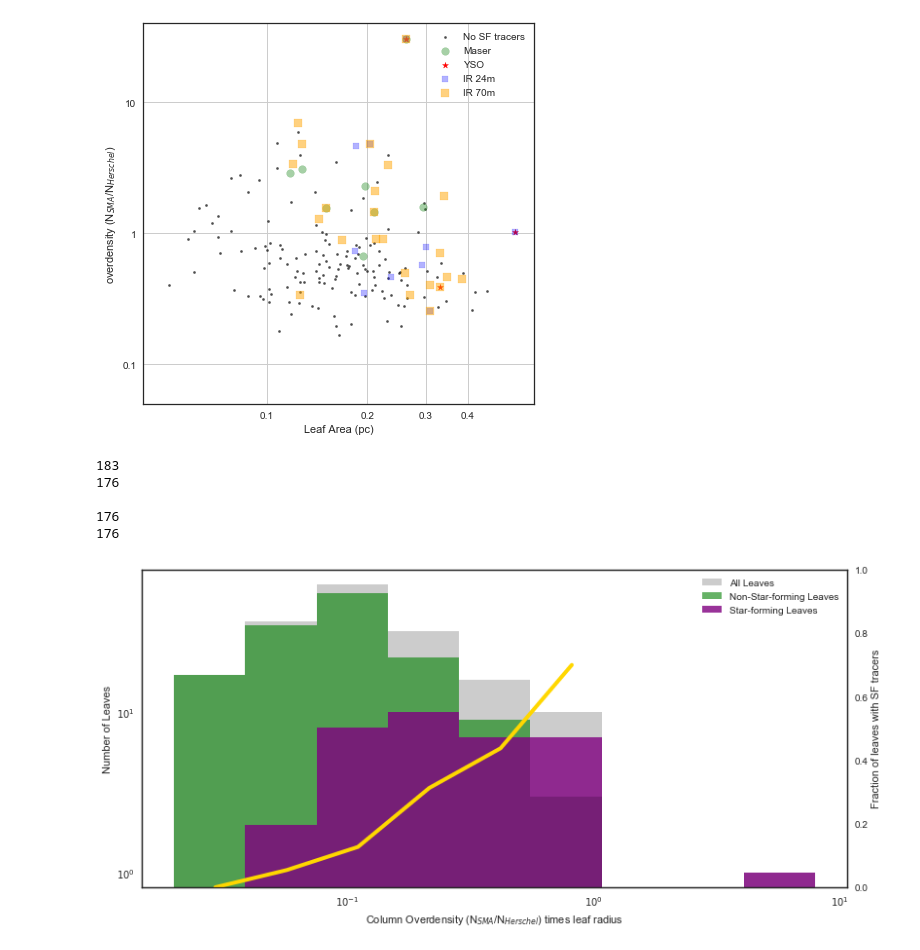
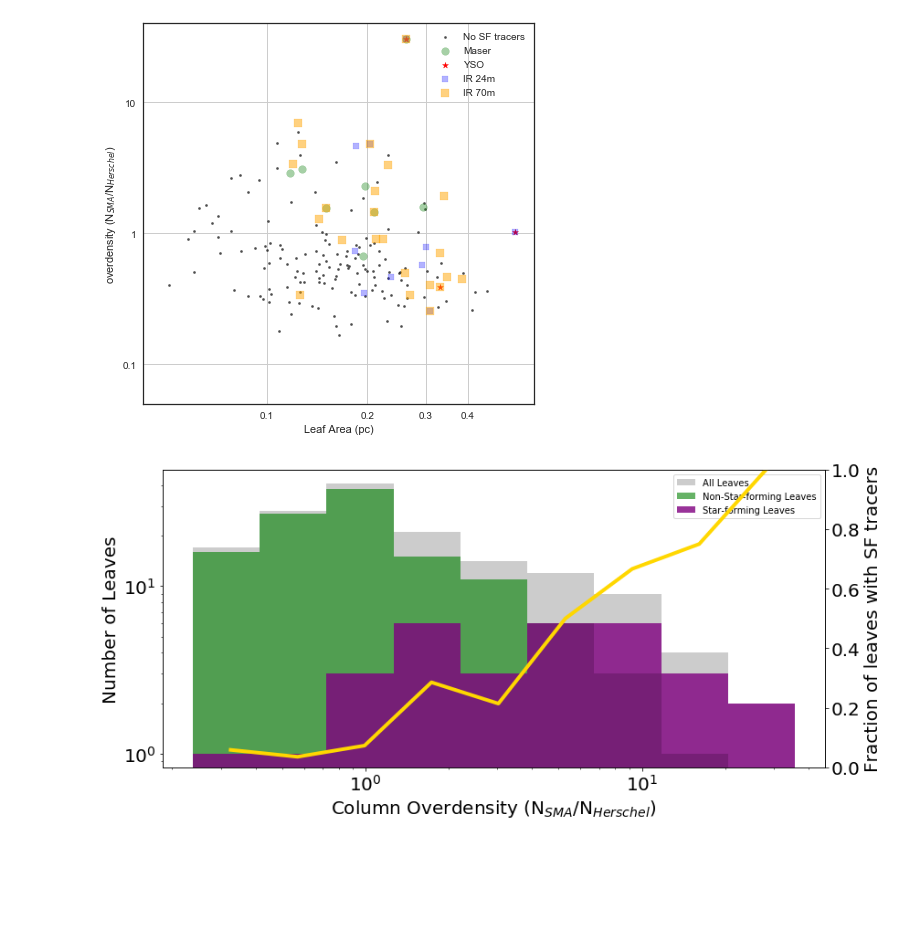
Before and after one commit to hpthatchfield/astrophys, a Jupyter notebook: SF_Catalog_figures.ipynb, the cells around one changed output. Cells and saved outputs as stored; diff of their text form; code cells hidden in the pictures; blank space fills up the shorter version.

Commit message:
added files and edits to SF tracers

```diff
--- a/SF_Catalog_figures.ipynb
+++ b/SF_Catalog_figures.ipynb
@@ -86,9 +85,9 @@ def mass_from_radius_const_col_density(Radius_pc,col_dens):
 # %%
 ### Load tables
 
-targetname = '_rms4e6_dv3_dd3_dp20_pp6_pm2_gal_sept_24_2018.fits'
+targetname = '_rms1e7_dv3_dd1_dp50_pp6_pm2_gal_5-28-19.fits'
 target_id = targetname
-path = os.path.expanduser('/Users/hph/cmzoom_catalog/catalog_sept_24/')
+path = os.path.expanduser('/Users/hph/cmzoom_catalog/catalog_5-28-19/')
 catalog = Table.read(path+'master_tab'+targetname)
 df = catalog.to_pandas()
 tff_spherical = catalog['tff']
@@ -125,16 +128,14 @@ for i in range(len(sum_masers)):
     if sum_ysos[i]>0: sum_ysos[i]=1
 # %%
 ### building comparison matrix for all permutations of Masers, YSO+IR and HII
-sns.set_style('white')
-
 all_list = [sum_masers,sum_ir,sum_ysos]
 
 ### initialize matrix
 comp_matrix = np.zeros((len(all_list),len(all_list)+1),dtype=float)
-print comp_matrix.shape
+print(comp_matrix.shape)
 
 all_together = sum((all_list[0]>0) & (all_list[1]>0) & (all_list[2]>0))
-print all_together
+print(all_together)
 
 # for i in range(3):
 #     comp_matrix[i,3] = all_together
@@ -168,6 +169,5 @@ plt.show()
 # %%
 plt.close()
-sns.set_style('white')
 plt.rcParams.update({'font.size': 12}) #set fontsize
 mrfig = plt.figure(3,figsize=(13,6))
 mrfig.clf()
@@ -562,7 +557,6 @@ plt.close()
 overdensity = np.array(catalog['N'],dtype=float) / np.array(catalog['ColumnDensity'],dtype=float)
 overdensity[np.isnan(overdensity)]=0
 #print overdensity
-print len(overdensity)
 #print np.array(catalog['N'])
 #print np.array(catalog['ColumnDensity'])
 exclude_inds = np.where(overdensity != 0)
@@ -570,13 +564,10 @@ overdensity = overdensity[exclude_inds]
 
 #all_tracers_2 = all_maser_2 + all_iryso_2 + all_HII_2
 all_tracers_refined = sum_masers[exclude_inds]+sum_ir[exclude_inds]+sum_ysos[exclude_inds]
-print len(all_tracers_refined)
 
 sf_cond_2 = (all_tracers_refined > 0)
 nsf_cond_2 = (all_tracers_refined == 0)
-print
-print len(nsf_cond_2)
-print len(np.array(overdensity))
+
 #print len(np.array(overdensity)[nsf_cond_2])
 
 plt.style.use('seaborn-colorblind')
@@ -585,42 +576,39 @@ plt.rcParams.update({'font.size': 16}) #set fontsize
 
 ### QUANTITY TO HISTOGRAM:
 #OD_area = overdensity * catalog['area_exact'][exclude_inds]
-OD_radius = overdensity * catalog['r_eff'][exclude_inds]*arcsec2pc
-hist_quantity = OD_radius
+OD_radius = overdensity * catalog['r_eff_pc'][exclude_inds]
+hist_quantity = overdensity#OD_radius
 ###
 
 # Plot Histogram
-plt.rcParams.update({'font.size': 24}) #set fontsize
+plt.rcParams.update({'font.size': 20}) #set fontsize
 histfig = plt.figure(3,figsize=(13,6))
 histfig.clf()
 ax = histfig.gca()
 plt.ylabel('Number of Leaves')
-plt.xlabel('Column Overdensity (N$_{SMA}$/N$_{Herschel}$) times leaf radius')
+#plt.xlabel('Column Overdensity (N$_{SMA}$/N$_{Herschel}$) times leaf radius')
+plt.xlabel('Column Overdensity (N$_{SMA}$/N$_{Herschel}$)')
 #plt.legend(loc='upper left', shadow=False, fontsize=18)
 #print overdensity
 linbins = np.linspace(min(hist_quantity), max(hist_quantity),30)
 logbins = np.logspace(np.log10(min(hist_quantity)), np.log10(max(hist_quantity)),10)
 #print logbins
 #print linbins
 ### histogram non sources
 ax.set_xscale('log')
 
 h1,l1,p1 = ax.hist(hist_quantity,bins=logbins, color='black',alpha=0.2, log=True,label='All Leaves')
 h2,l2,p2 = ax.hist(hist_quantity[nsf_cond_2],bins=logbins, color='green',alpha=0.6, log=True,label='Non-Star-forming Leaves')
 h3,l3,p3 = ax.hist(hist_quantity[sf_cond_2],bins=logbins, color='purple',alpha=0.8, log=True,label='Star-forming Leaves')
 ax2 = ax.twinx()
 midpts = (l1[:-1] + l1[1:])/2.
 line_frac = ax2.plot(midpts, h3/h1, linestyle='-', color='gold', linewidth=4.0, zorder=-21,label='Fraction of source pixels with SF tracers')
 ax2.set_ylabel("Fraction of leaves with SF tracers")
 ax2.set_ylim(0,1)
 #fill = ax2.fill_between(midpts,h4/h2, color='red',alpha=0.3)
 ax2.set_label('Fraction of leaves with SF tracers')
+plt.rcParams.update({'font.size': 10})
 ax.legend()
 plt.show()
 # %% [output]
-183
-176
-
-176
-176
-[figure, old version]
+[figure, new version]
```
Also changed, not shown: parts of 6 cells of this notebook, 2 other files.
